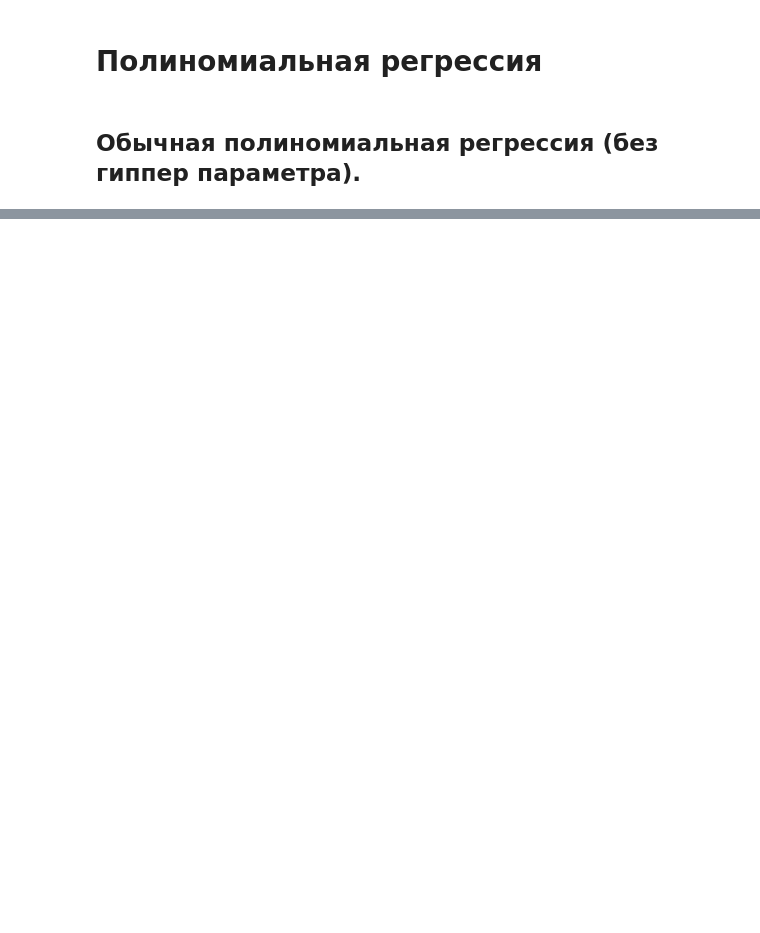
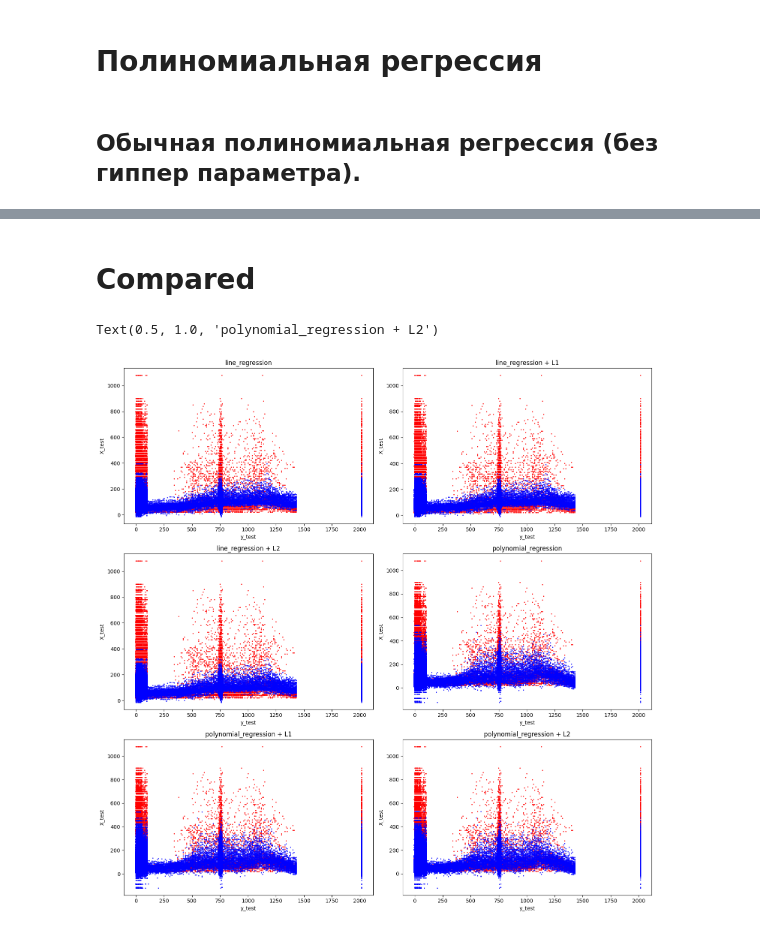
Before and after one commit to MikeTsvirkunov/Maching_Learning_Teach, a Jupyter notebook: Laba1/regressions_on_mod_data.ipynb, the cells around one changed output, grey strips where cells are left out. Saved outputs shown, nothing was run; the diff lists cells and outputs as text; code cells hidden in the pictures; blank space fills up the shorter version.

```diff
--- a/Laba1/regressions_on_mod_data.ipynb
+++ b/Laba1/regressions_on_mod_data.ipynb
@@ -196,4 +250,6 @@ array([ 1.95667977e+00, -8.05713700e+00,  1.33935455e+01, -1.31493280e+01,
 # %% [markdown]
 # <b>Полиномиальная регрессия</b>
+# %%
+power = 2
 # %% [markdown]
 ## Обычная полиномиальная регрессия (без гиппер параметра).
@@ -248,0 +361,3 @@ lasso_optimal.best_params_
+# %%
+lasso_optimal_for_polynomial_regression = GridSearchCV(Lasso(), {'alpha': np.arange(1, 3, 1)}).fit(PolynomialFeatures(power).fit_transform(X_train), y_train)
+lasso_optimal_for_polynomial_regression.best_params_
@@ -248,0 +387,15 @@ lasso_optimal.best_params_
+# %%
+polynomial_regression_lasso = Ridge(alpha=lasso_optimal_for_polynomial_regression.best_params_['alpha']).fit(PolynomialFeatures(power).fit_transform(X_train), y_train)
+y_result = polynomial_regression_lasso.predict(PolynomialFeatures(power).fit_transform(X_test))
+polynomial_regression_lasso_errors = {'MAE': mean_absolute_error(y_predicted, y_test),
+                                      'RMSE': mean_squared_error(y_predicted, y_test),
+                                      'MSE': mean_squared_error(y_predicted, y_test)**0.5,
+                                      'MAPE': mean_absolute_percentage_error(y_predicted, y_test),
+                                      'R^2': polynomial_regression_lasso.score(PolynomialFeatures(power).fit_transform(X_test), y_test)}
+print(f"MAE: {mean_absolute_error(y_result, y_test)}",
+      f'RMSE: {mean_squared_error(y_result, y_test)}',
+      f'MSE: {mean_squared_error(y_result, y_test)**0.5}',
+      f'MAPE: {mean_absolute_percentage_error(y_result, y_test)}',
+      f'R^2: {polynomial_regression_lasso.score(PolynomialFeatures(power).fit_transform(X_test), y_test)}',
+      sep='\n')
+polynomial_regression_lasso.coef_
@@ -248,0 +425,55 @@ lasso_optimal.best_params_
+# %% [markdown]
+# Compared
+# %%
+# fig, ax = plt.subplots()
+# fig, axs = plt.subplots(2, 3)
+fig = plt.figure(tight_layout=True)
+fig.set_figheight(15)
+fig.set_figwidth(15)
+gs = gridspec.GridSpec(3, 2)
+ax = fig.add_subplot(gs[0, 0])
+ax.plot(X_test, y_test, 'ro', markersize=1)
+ax.plot(X_test, line_regression_classic.predict(X_test), 'bo', markersize=1)
+ax.set_ylabel('X_test')
+ax.set_xlabel('y_test')
+ax.set_title('line_regression')
+#--------------------------------
+ax = fig.add_subplot(gs[0, 1])
+ax.plot(X_test, y_test, 'ro', markersize=1)
+ax.plot(X_test, line_regression_ridge.predict(X_test), 'bo', markersize=1)
+ax.set_ylabel('X_test')
+ax.set_xlabel('y_test')
+ax.set_title('line_regression + L1')
+#--------------------------------
+ax = fig.add_subplot(gs[1, 0])
+ax.plot(X_test, y_test, 'ro', markersize=1)
+ax.plot(X_test, line_regression_lasso.predict(X_test), 'bo', markersize=1)
+ax.set_ylabel('X_test')
+ax.set_xlabel('y_test')
+ax.set_title('line_regression + L2')
+#--------------------------------
+ax = fig.add_subplot(gs[1, 1])
+ax.plot(X_test, y_test, 'ro', markersize=1)
+ax.plot(X_test, polynomial_regression_classic.predict(PolynomialFeatures(power).fit_transform(X_test)), 'bo', markersize=1)
+ax.set_ylabel('X_test')
+ax.set_xlabel('y_test')
+ax.set_title('polynomial_regression')
+
+#--------------------------------
+ax = fig.add_subplot(gs[2, 0])
+ax.plot(X_test, y_test, 'ro', markersize=1)
+ax.plot(X_test, polynomial_regression_ridge.predict(PolynomialFeatures(power).fit_transform(X_test)), 'bo', markersize=1)
+ax.set_ylabel('X_test')
+ax.set_xlabel('y_test')
+ax.set_title('polynomial_regression + L1')
+
+#--------------------------------
+ax = fig.add_subplot(gs[2, 1])
+ax.plot(X_test, y_test, 'ro', markersize=1)
+ax.plot(X_test, polynomial_regression_lasso.predict(PolynomialFeatures(power).fit_transform(X_test)), 'bo', markersize=1)
+ax.set_ylabel('X_test')
+ax.set_xlabel('y_test')
+ax.set_title('polynomial_regression + L2')
+# %% [output]
+Text(0.5, 1.0, 'polynomial_regression + L2')
+[figure, added]
```
Also changed, not shown: parts of 28 cells of this notebook.
